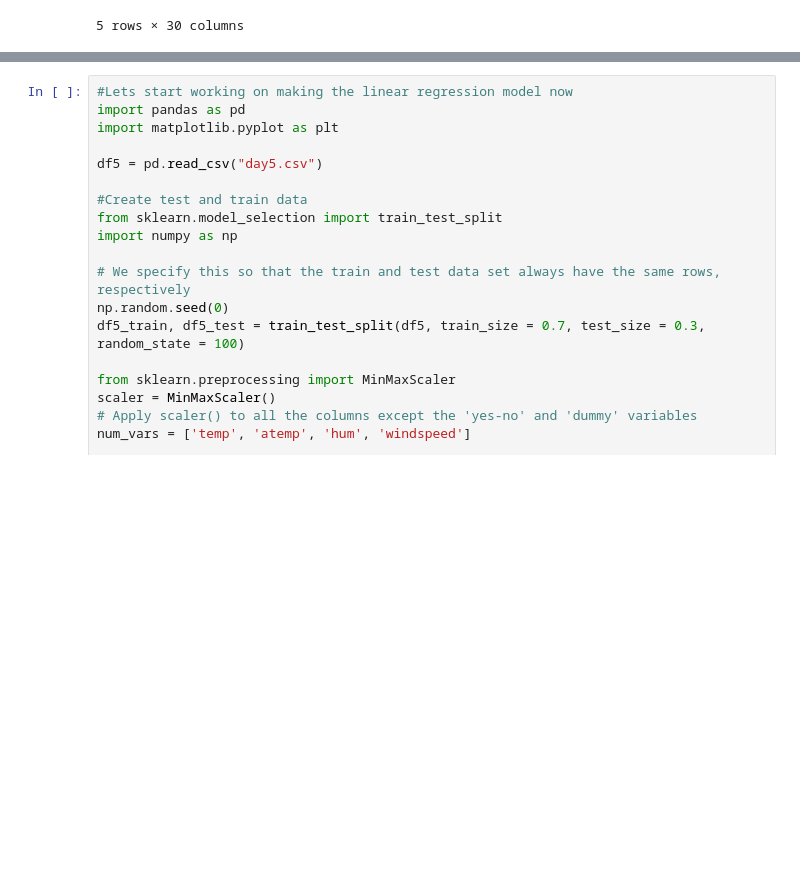
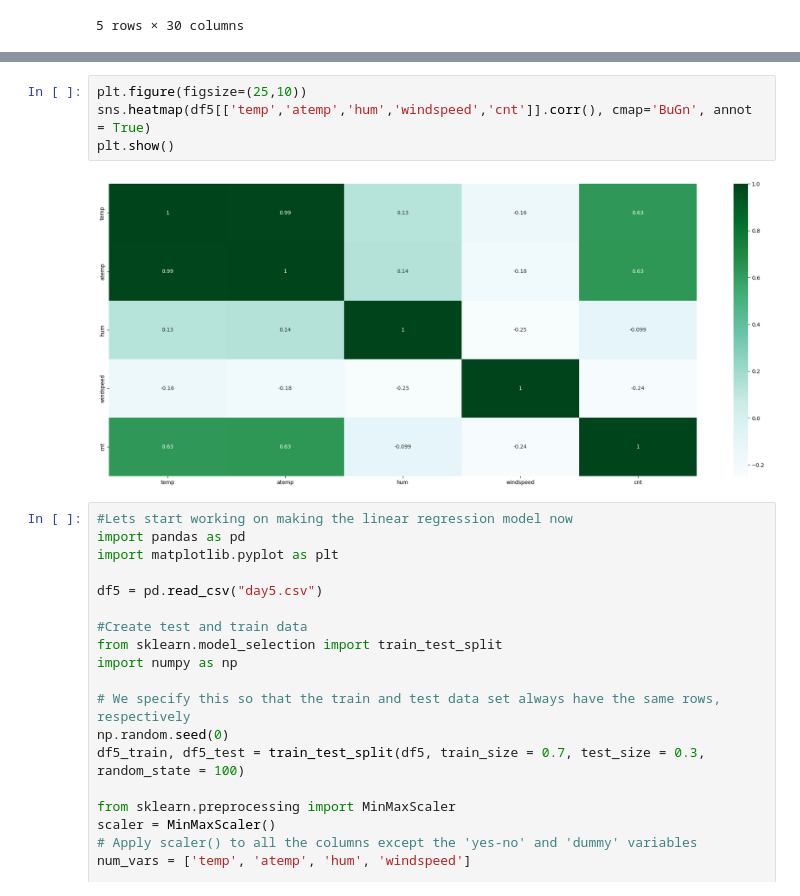
Before and after one commit to ashandish/Bike_Sharing_Linear_Model, a Jupyter notebook: Bike_Sharing_Assignment.ipynb, the cells around one changed output, grey strips where cells are left out. Drawn from its saved outputs; the diff is of its cells as text; blank space fills up the shorter version.

```diff
--- a/Bike_Sharing_Assignment.ipynb
+++ b/Bike_Sharing_Assignment.ipynb
@@ -192,3 +187,9 @@ Index(['yr', 'holiday', 'workingday', 'temp', 'atemp', 'hum', 'windspeed',
+# %%
+plt.figure(figsize=(25,10))
+sns.heatmap(df5[['temp','atemp','hum','windspeed','cnt']].corr(), cmap='BuGn', annot = True)
+plt.show()
+# %% [output]
+[figure, added]
 # %%
 #Lets start working on making the linear regression model now
 import pandas as pd
```
Also changed, not shown: parts of 6 cells of this notebook.
